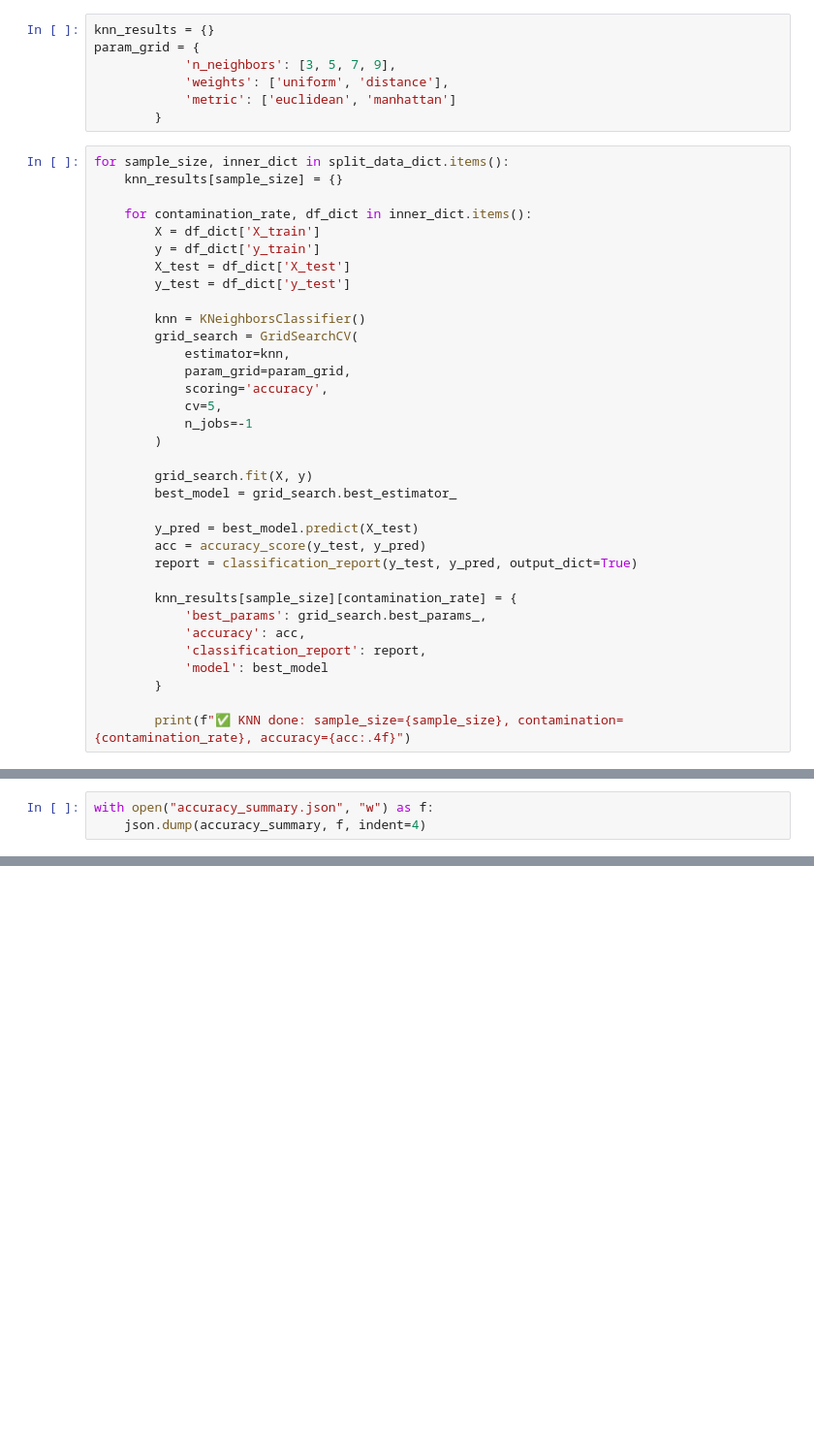
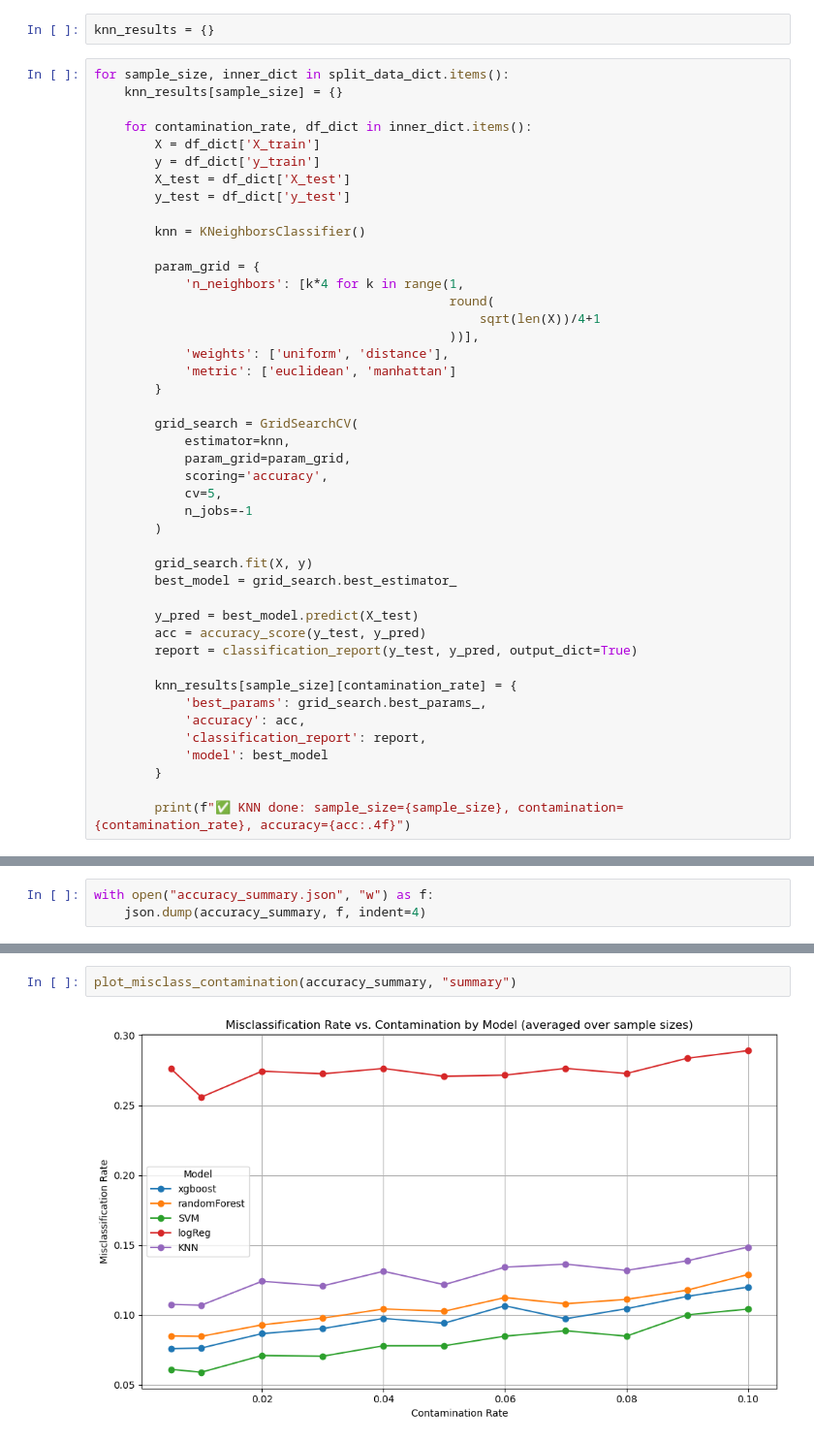
Before and after one commit to SaoodHusain/outlier_proj, a Jupyter notebook: olp_v2.ipynb, the cells around one changed output, grey strips where cells are left out. Shown at 97% size. Cells and saved outputs as stored; diff of their text form; blank space fills up the shorter version.

Commit message:
Added Plots

```diff
--- a/olp_v2.ipynb
+++ b/olp_v2.ipynb
@@ -692,11 +764,6 @@ for sample_size, inner_dict in split_data_dict.items():
 ### KNN
 # %%
 knn_results = {}
-param_grid = {
-            'n_neighbors': [3, 5, 7, 9],
-            'weights': ['uniform', 'distance'],
-            'metric': ['euclidean', 'manhattan']
-        }
 # %%
 for sample_size, inner_dict in split_data_dict.items():
     knn_results[sample_size] = {}
@@ -708,6 +775,16 @@ for sample_size, inner_dict in split_data_dict.items():
         y_test = df_dict['y_test']
 
         knn = KNeighborsClassifier()
+
+        param_grid = {
+            'n_neighbors': [k*4 for k in range(1,
+                                               round(
+                                                   sqrt(len(X))/4+1
+                                               ))],
+            'weights': ['uniform', 'distance'],
+            'metric': ['euclidean', 'manhattan']
+        }
+
         grid_search = GridSearchCV(
             estimator=knn,
             param_grid=param_grid,
@@ -821,0 +886,4 @@ with open("accuracy_summary.json", "w") as f:
+# %%
+plot_misclass_contamination(accuracy_summary, "summary")
+# %% [output]
+[figure, added]
```
Also changed, not shown: parts of 5 cells of this notebook.
